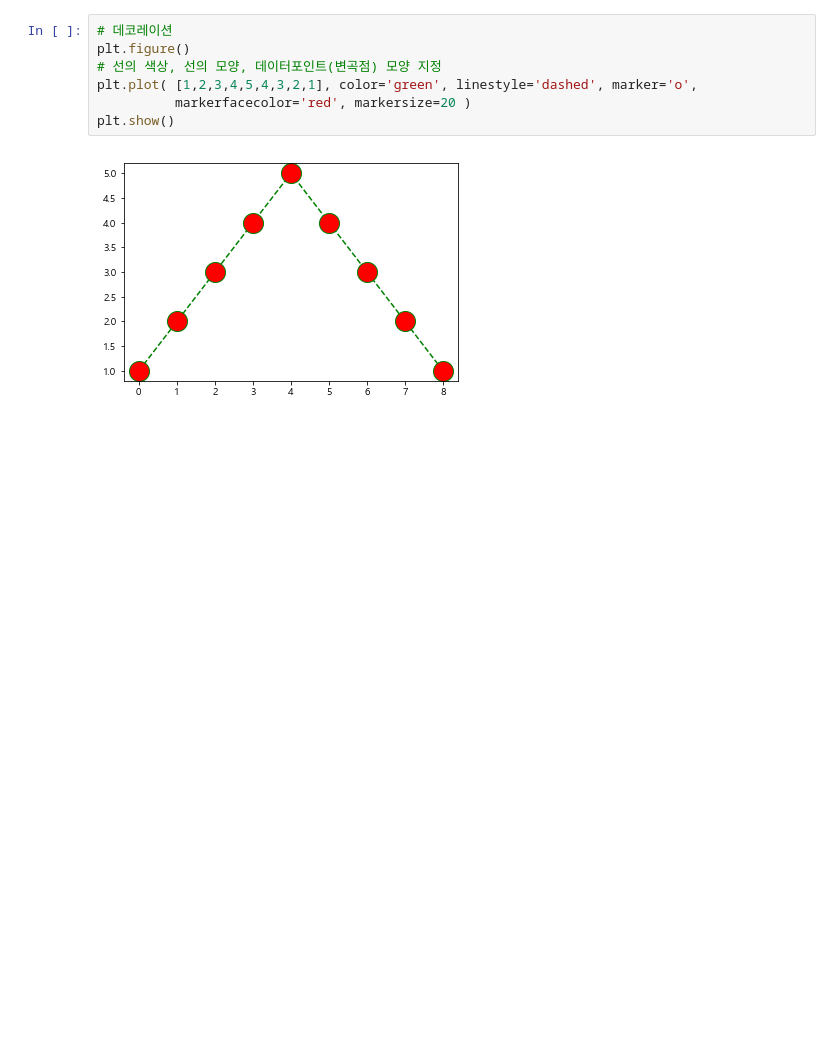
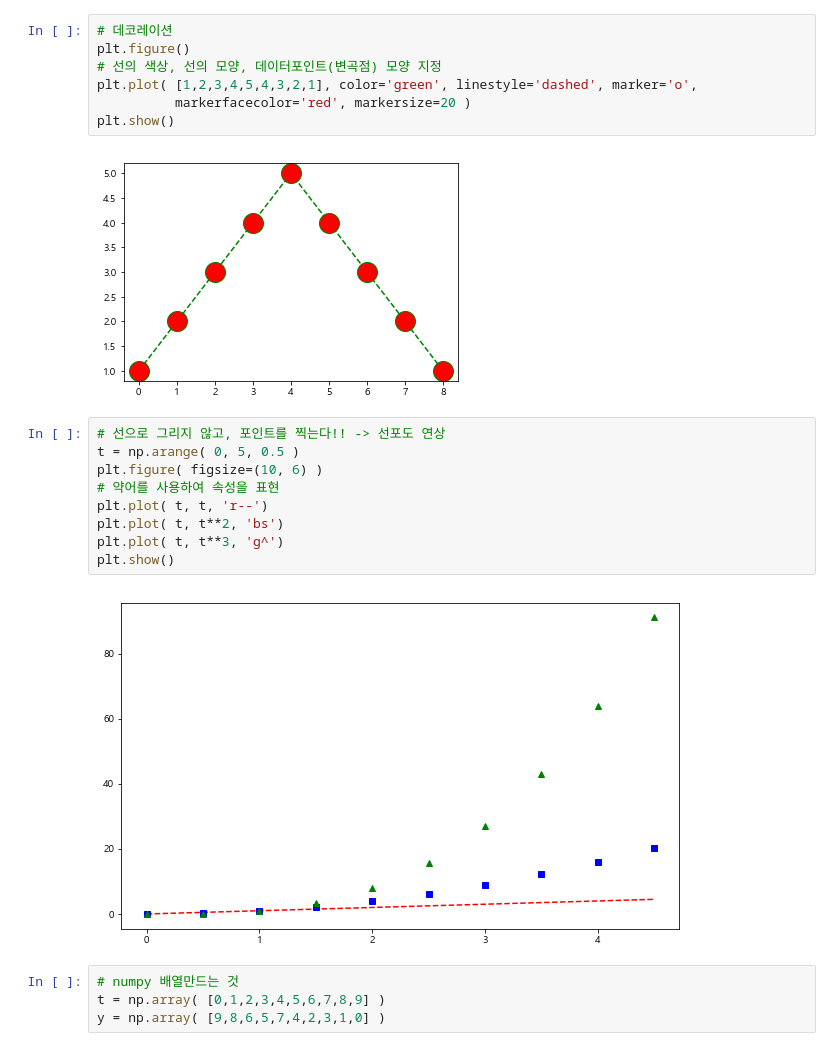
Before and after one commit to JeongsuMoon1/py_projects, a Jupyter notebook: analysis/pandas/basic/matplotlib_시각화기초.ipynb, the cells around one changed output. Cells and saved outputs as stored; diff of their text form; blank space fills up the shorter version.

```diff
--- a/analysis/pandas/basic/matplotlib_시각화기초.ipynb
+++ b/analysis/pandas/basic/matplotlib_시각화기초.ipynb
@@ -118,3 +118,18 @@ plt.plot( [1,2,3,4,5,4,3,2,1], color='green', linestyle='dashed', marker='o',
 plt.show()
 # %% [output]
 [figure]
+# %%
+# 선으로 그리지 않고, 포인트를 찍는다!! -> 선포도 연상
+t = np.arange( 0, 5, 0.5 )
+plt.figure( figsize=(10, 6) )
+# 약어를 사용하여 속성을 표현
+plt.plot( t, t, 'r--')
+plt.plot( t, t**2, 'bs')
+plt.plot( t, t**3, 'g^')
+plt.show()
+# %% [output]
+[figure, added]
+# %%
+# numpy 배열만드는 것
+t = np.array( [0,1,2,3,4,5,6,7,8,9] )
+y = np.array( [9,8,6,5,7,4,2,3,1,0] )
```
Also changed, not shown: parts of 4 cells of this notebook, 26 other files.
